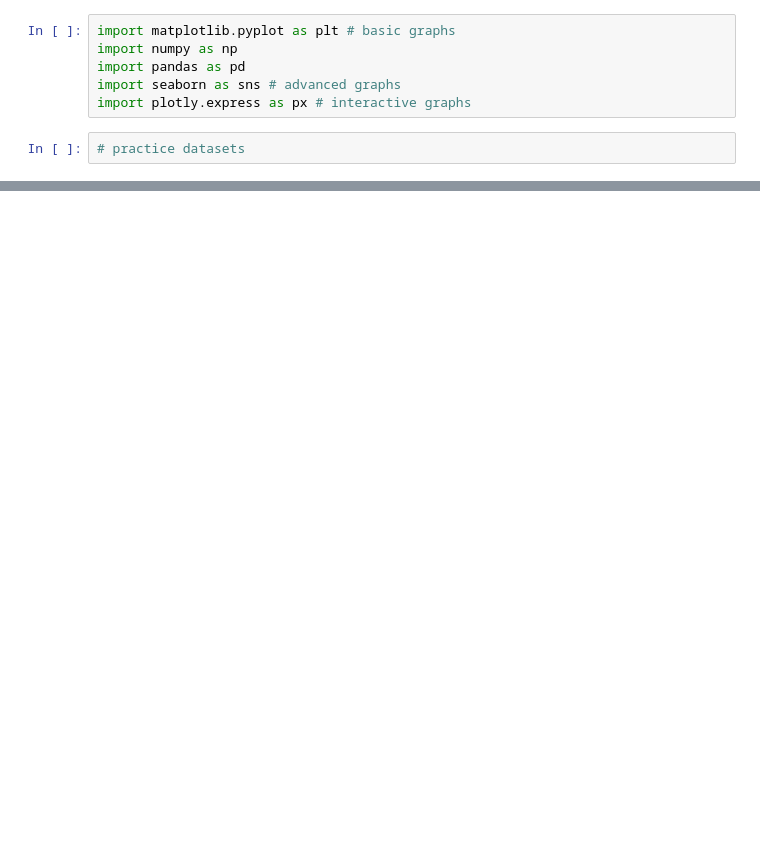
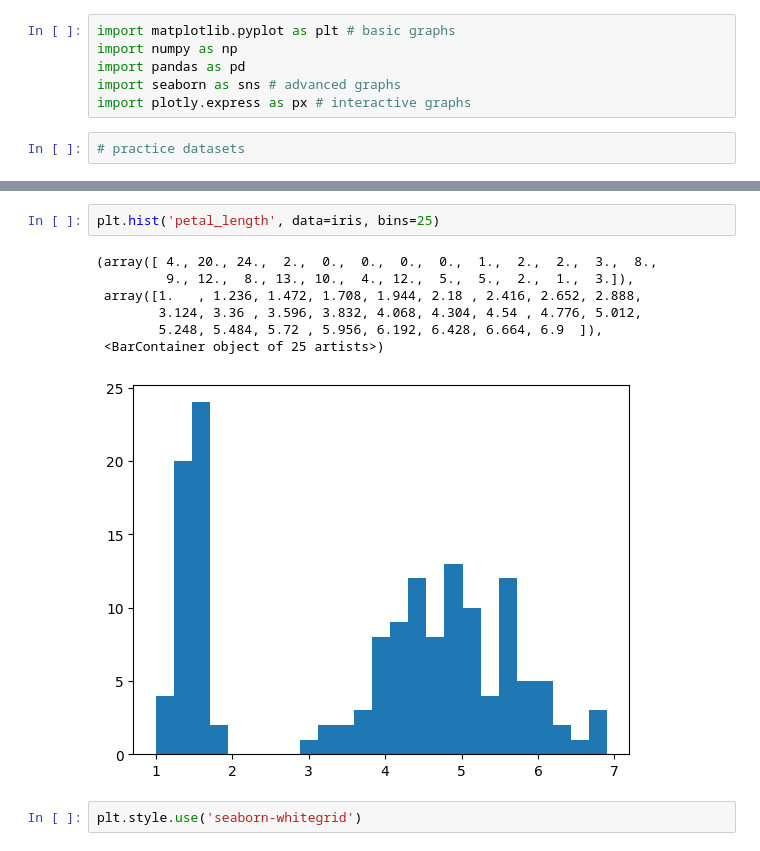
Before and after one commit to Utkash12/digipodium, a Jupyter notebook: data analysis/graphs.ipynb, the cells around one changed output, grey strips where cells are left out. Saved outputs shown, nothing was run; the diff lists cells and outputs as text; blank space fills up the shorter version.

```diff
--- a/data analysis/graphs.ipynb
+++ b/data analysis/graphs.ipynb
@@ -25,0 +67,12 @@ iris
+# %%
+plt.hist('petal_length', data=iris, bins=25)
+# %% [output]
+(array([ 4., 20., 24.,  2.,  0.,  0.,  0.,  0.,  1.,  2.,  2.,  3.,  8.,
+         9., 12.,  8., 13., 10.,  4., 12.,  5.,  5.,  2.,  1.,  3.]),
+ array([1.   , 1.236, 1.472, 1.708, 1.944, 2.18 , 2.416, 2.652, 2.888,
+        3.124, 3.36 , 3.596, 3.832, 4.068, 4.304, 4.54 , 4.776, 5.012,
+        5.248, 5.484, 5.72 , 5.956, 6.192, 6.428, 6.664, 6.9  ]),
+ <BarContainer object of 25 artists>)
+[figure, added]
+# %%
+plt.style.use('seaborn-whitegrid')
```
Also changed, not shown: parts of 10 cells of this notebook.
